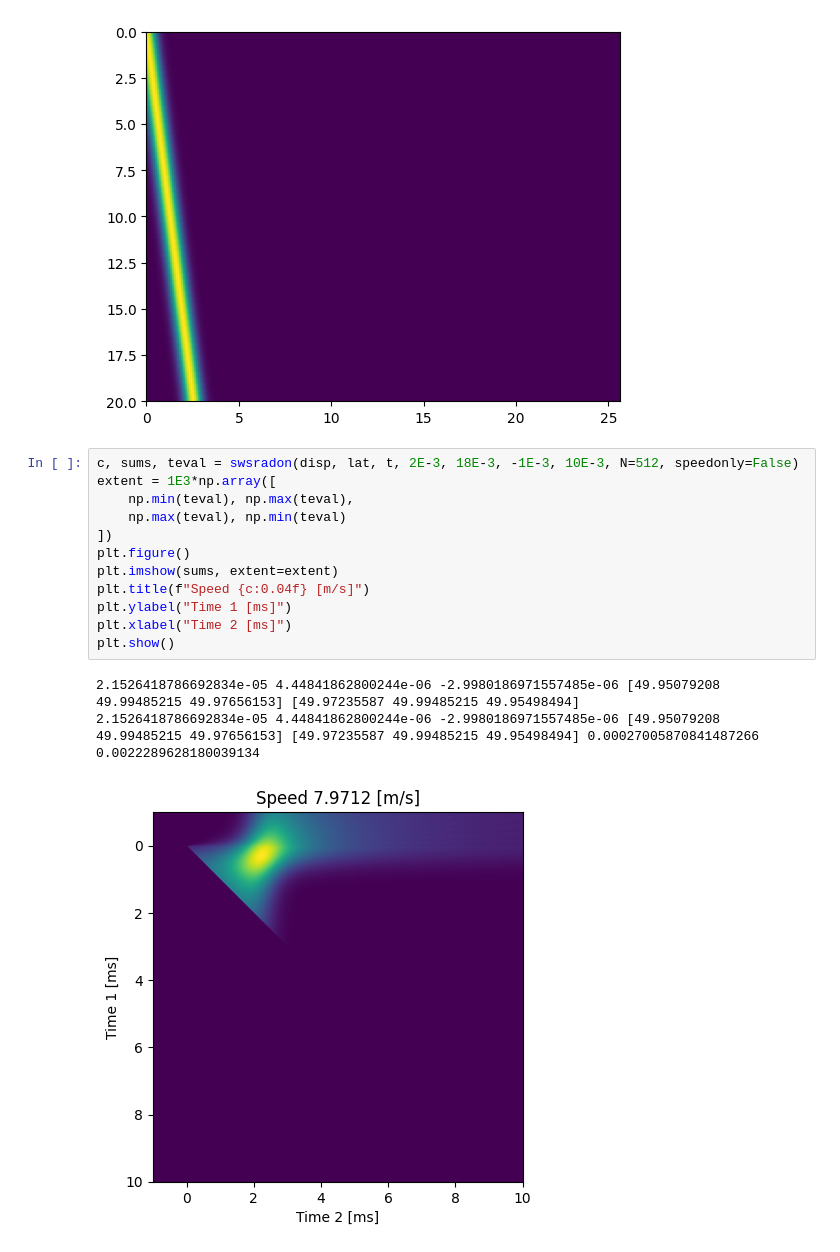
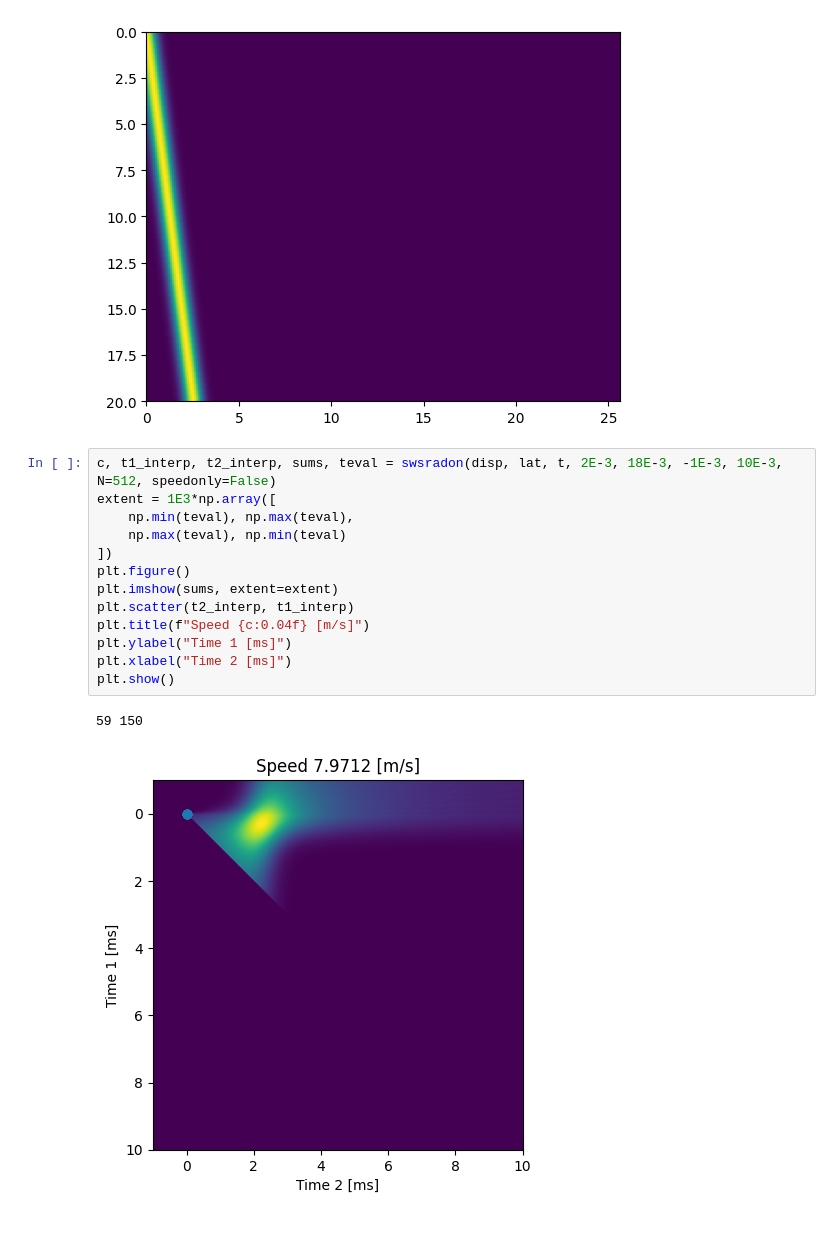
Before and after one commit to wewightman/pyusel-dispest, a Jupyter notebook: examples/swsestimation.ipynb, the cells around one changed output. Drawn from its saved outputs; the diff is of its cells as text.

```diff
--- a/examples/swsestimation.ipynb
+++ b/examples/swsestimation.ipynb
@@ -37,18 +37,18 @@ plt.show()
 # %% [output]
 [figure]
 # %%
-c, sums, teval = swsradon(disp, lat, t, 2E-3, 18E-3, -1E-3, 10E-3, N=512, speedonly=False)
+c, t1_interp, t2_interp, sums, teval = swsradon(disp, lat, t, 2E-3, 18E-3, -1E-3, 10E-3, N=512, speedonly=False)
 extent = 1E3*np.array([
     np.min(teval), np.max(teval),
     np.max(teval), np.min(teval)
 ])
 plt.figure()
 plt.imshow(sums, extent=extent)
+plt.scatter(t2_interp, t1_interp)
 plt.title(f"Speed {c:0.04f} [m/s]")
 plt.ylabel("Time 1 [ms]")
 plt.xlabel("Time 2 [ms]")
 plt.show()
 # %% [output]
-2.1526418786692834e-05 4.44841862800244e-06 -2.9980186971557485e-06 [49.95079208 49.99485215 49.97656153] [49.97235587 49.99485215 49.95498494]
-2.1526418786692834e-05 4.44841862800244e-06 -2.9980186971557485e-06 [49.95079208 49.99485215 49.97656153] [49.97235587 49.99485215 49.95498494] 0.00027005870841487266 0.0022289628180039134
+59 150
-[figure, old version]
+[figure, new version]
```
Also changed, not shown: parts of 1 cell of this notebook, 1 other file.
